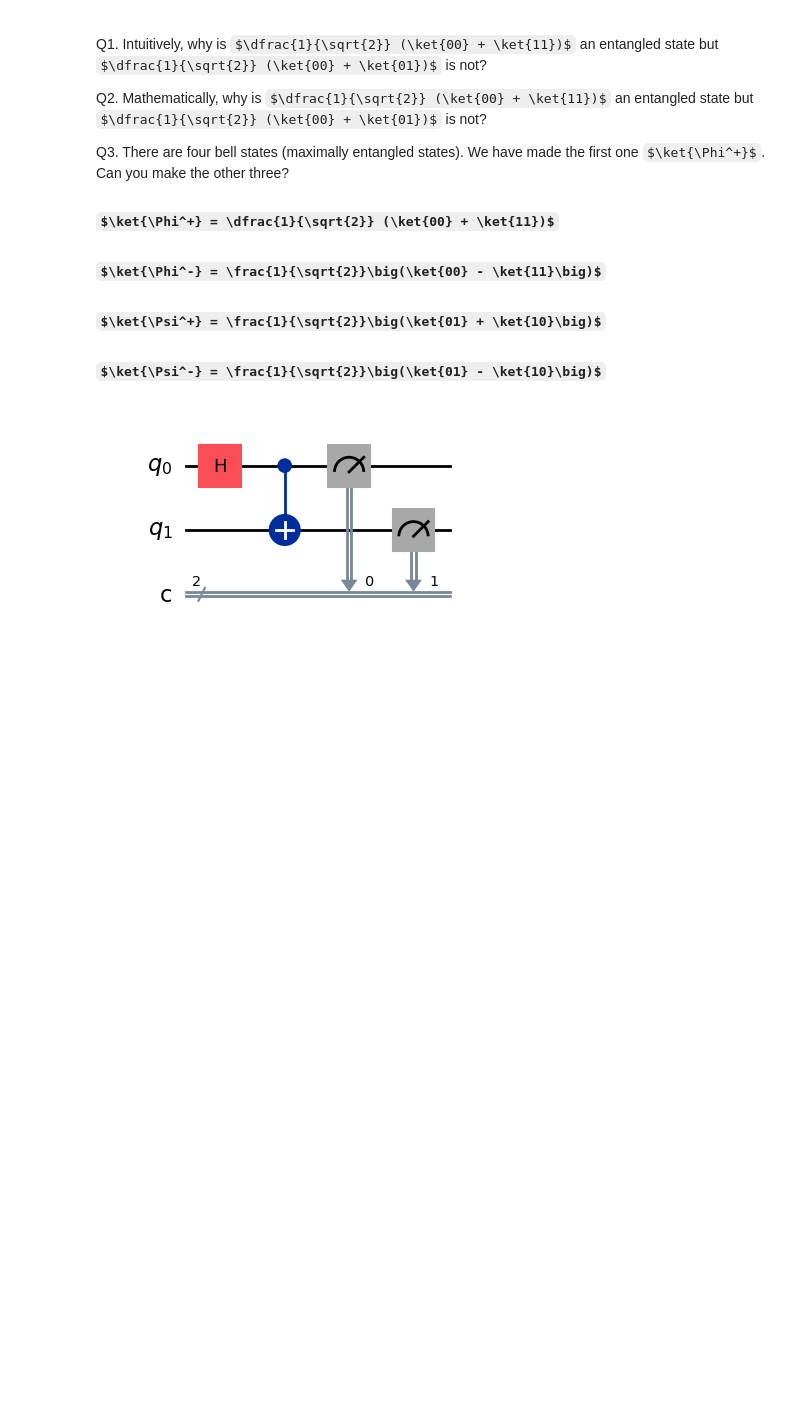
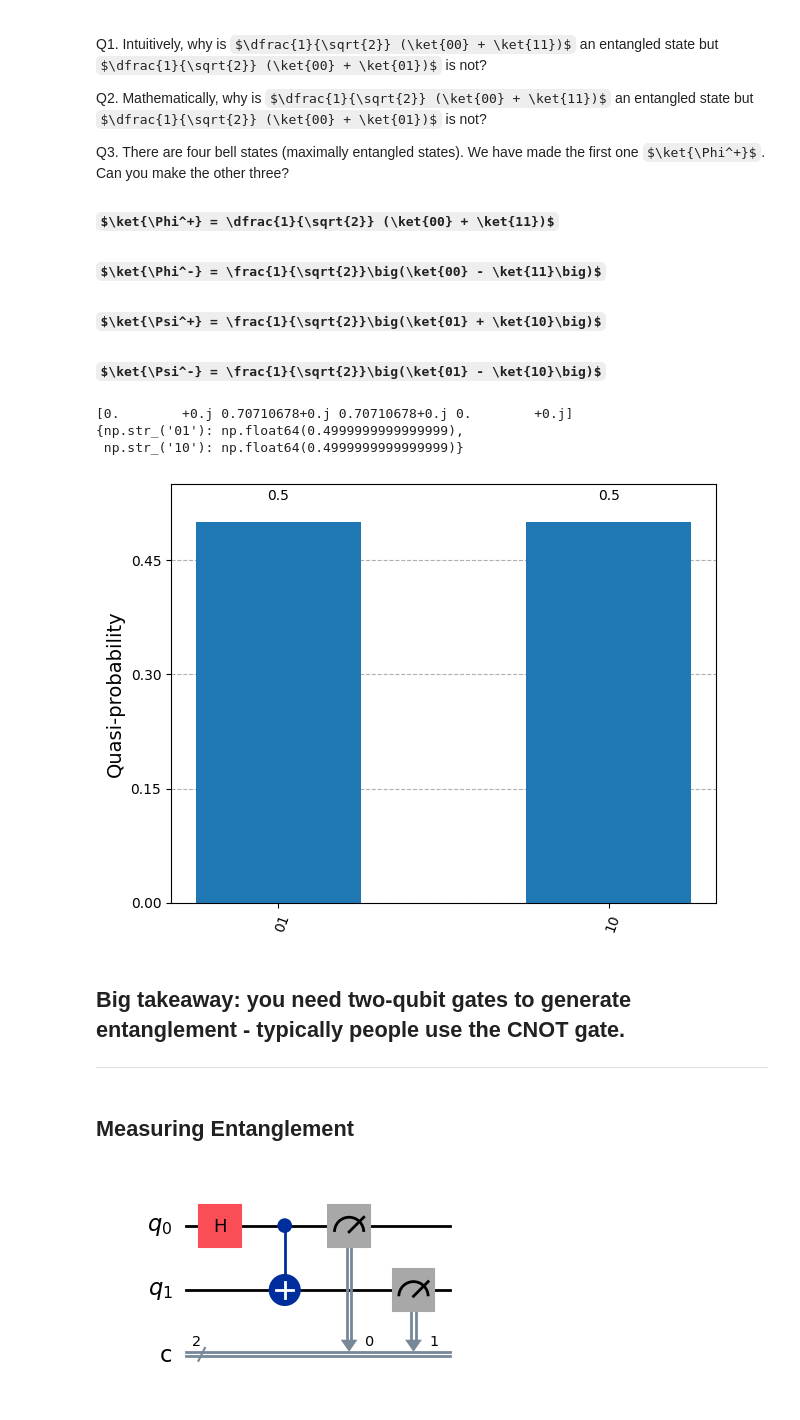
Before and after one commit to JoeyRogers-svg/Qiskit-fundamentals-course, a Jupyter notebook: 2-multiple-qubits.ipynb, the cells around one changed output. Saved outputs shown, nothing was run; the diff lists cells and outputs as text; code cells hidden in the pictures; some formulas as TeX source; blank space fills up the shorter version.

```diff
--- a/2-multiple-qubits.ipynb
+++ b/2-multiple-qubits.ipynb
@@ -197,6 +199,27 @@ Q3. There are four bell states (maximally entangled states). We have made the fi
 ### $\ket{\Psi^-} = \frac{1}{\sqrt{2}}\big(\ket{01} - \ket{10}\big)$
 # %%
 # Answer here
+
+qc = QuantumCircuit(2)
+
+qc.h(0)
+qc.cx(0, 1)
+
+state = Statevector.from_instruction(qc)
+print(state.data)
+pprint.pp(state.probabilities_dict())
+plot_histogram(state.probabilities_dict())
+# %% [output]
+[0.        +0.j 0.70710678+0.j 0.70710678+0.j 0.        +0.j]
+{np.str_('01'): np.float64(0.4999999999999999),
+ np.str_('10'): np.float64(0.4999999999999999)}
+[figure, added]
+# %% [markdown]
+## Big takeaway: you need two-qubit gates to generate entanglement - typically people use the CNOT gate.
+
+---
+# %% [markdown]
+## Measuring Entanglement
 # %%
 from qiskit_aer import AerSimulator
 
```
Also changed, not shown: parts of 14 cells of this notebook, 2 other files.
